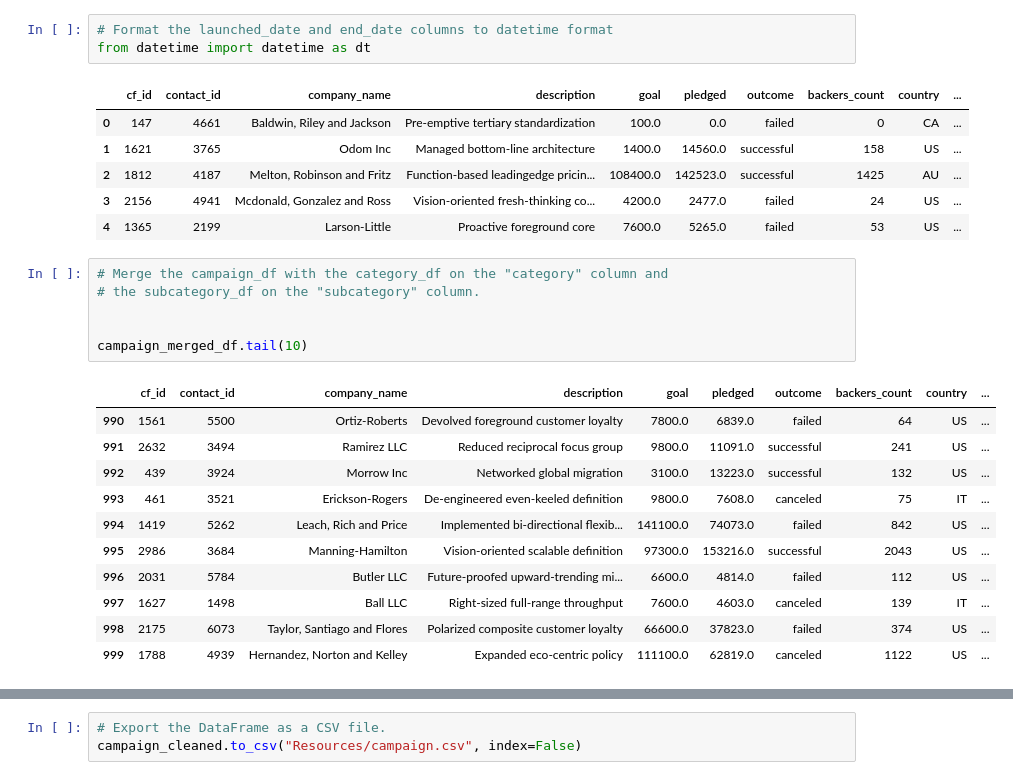
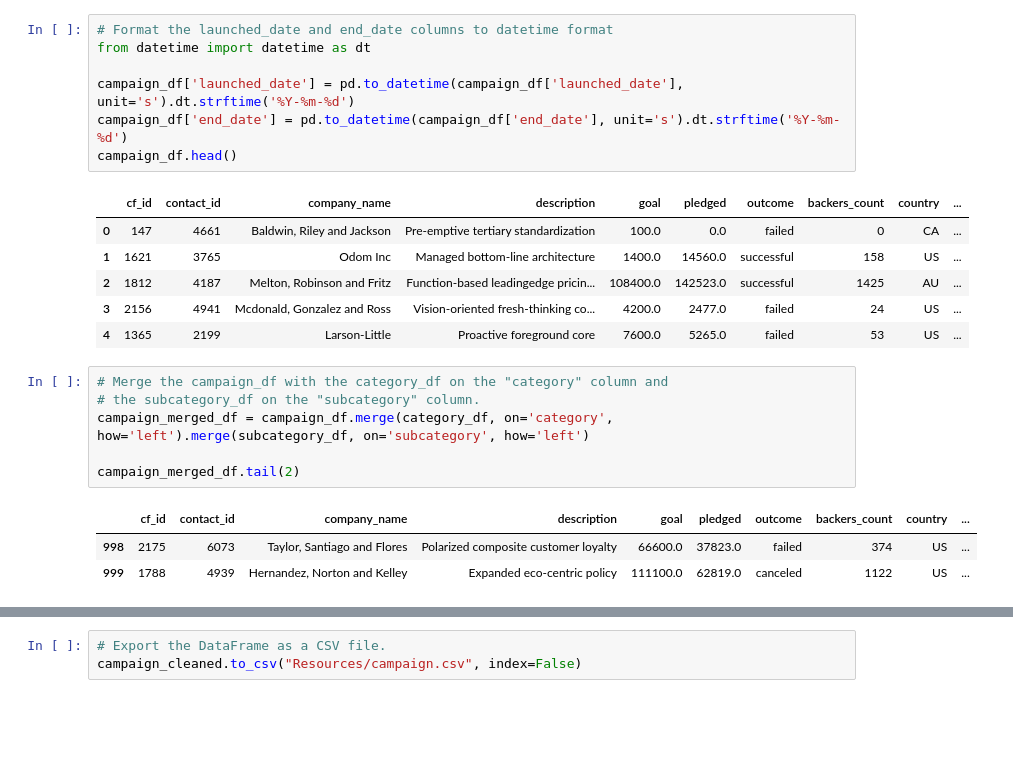
Before and after one commit to jdmandras/Crowdfunding_ETL, a Jupyter notebook: ETL_Project2/ETL_Mini_Project_JAlvarez_Copy_7.26.ipynb, the cells around one changed output, grey strips where cells are left out. Cells and saved outputs as stored; diff of their text form; blank space fills up the shorter version.

```diff
--- a/ETL_Project2/ETL_Mini_Project_JAlvarez_Copy_7.26.ipynb
+++ b/ETL_Project2/ETL_Mini_Project_JAlvarez_Copy_7.26.ipynb
@@ -239,6 +239,10 @@ dtype: object
 # %%
 # Format the launched_date and end_date columns to datetime format
 from datetime import datetime as dt
+
+campaign_df['launched_date'] = pd.to_datetime(campaign_df['launched_date'], unit='s').dt.strftime('%Y-%m-%d')
+campaign_df['end_date'] = pd.to_datetime(campaign_df['end_date'], unit='s').dt.strftime('%Y-%m-%d')
+campaign_df.head()
 # %% [output]
 |  | cf_id | contact_id | company_name | description | goal | pledged | outcome | backers_count | country | ... |
 | 0 | 147 | 4661 | Baldwin, Riley and Jackson | Pre-emptive tertiary standardization | 100.0 | 0.0 | failed | 0 | CA | ... |
@@ -249,18 +253,10 @@ from datetime import datetime as dt
 # %%
 # Merge the campaign_df with the category_df on the "category" column and
 # the subcategory_df on the "subcategory" column.
+campaign_merged_df = campaign_df.merge(category_df, on='category', how='left').merge(subcategory_df, on='subcategory', how='left')
 
-
-campaign_merged_df.tail(10)
+campaign_merged_df.tail(2)
 # %% [output]
 |  | cf_id | contact_id | company_name | description | goal | pledged | outcome | backers_count | country | ... |
-| 990 | 1561 | 5500 | Ortiz-Roberts | Devolved foreground customer loyalty | 7800.0 | 6839.0 | failed | 64 | US | ... |
-| 991 | 2632 | 3494 | Ramirez LLC | Reduced reciprocal focus group | 9800.0 | 11091.0 | successful | 241 | US | ... |
-| 992 | 439 | 3924 | Morrow Inc | Networked global migration | 3100.0 | 13223.0 | successful | 132 | US | ... |
-| 993 | 461 | 3521 | Erickson-Rogers | De-engineered even-keeled definition | 9800.0 | 7608.0 | canceled | 75 | IT | ... |
-| 994 | 1419 | 5262 | Leach, Rich and Price | Implemented bi-directional flexib... | 141100.0 | 74073.0 | failed | 842 | US | ... |
-| 995 | 2986 | 3684 | Manning-Hamilton | Vision-oriented scalable definition | 97300.0 | 153216.0 | successful | 2043 | US | ... |
-| 996 | 2031 | 5784 | Butler LLC | Future-proofed upward-trending mi... | 6600.0 | 4814.0 | failed | 112 | US | ... |
-| 997 | 1627 | 1498 | Ball LLC | Right-sized full-range throughput | 7600.0 | 4603.0 | canceled | 139 | IT | ... |
 | 998 | 2175 | 6073 | Taylor, Santiago and Flores | Polarized composite customer loyalty | 66600.0 | 37823.0 | failed | 374 | US | ... |
 | 999 | 1788 | 4939 | Hernandez, Norton and Kelley | Expanded eco-centric policy | 111100.0 | 62819.0 | canceled | 1122 | US | ... |
```
Also changed, not shown: parts of 2 cells of this notebook.
